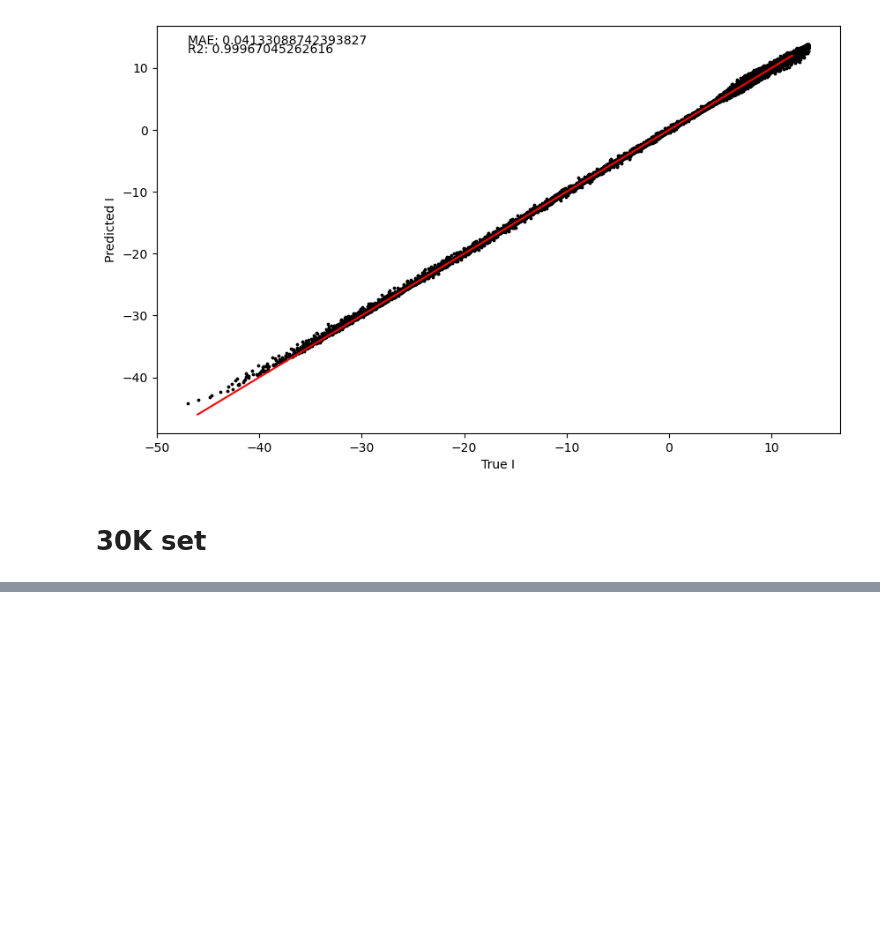
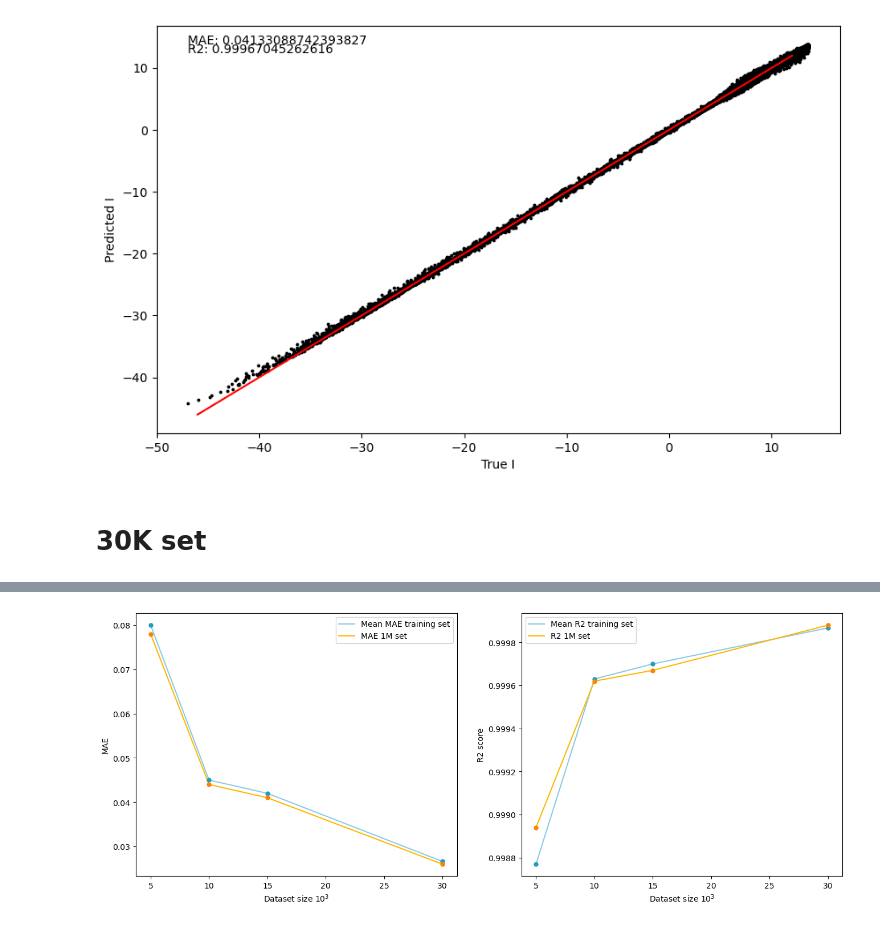
Before and after one commit to rahim1362/ml4ms2023-final-team2, a Jupyter notebook: KRR.ipynb, the cells around one changed output, grey strips where cells are left out. Cells and saved outputs as stored; diff of their text form; code cells hidden in the pictures; blank space fills up the shorter version.

```diff
--- a/KRR.ipynb
+++ b/KRR.ipynb
@@ -545,0 +443,35 @@ Plot_Pred(Y_test,pred)
+# %%
+sizes = [5,10,15,30]
+MAES = [0.080,0.045,0.042,0.0266]
+MAES_large = [0.078,0.044,0.041,0.026]
+R2s = [0.99877,0.99963,0.9997,0.999867]
+R2s_large = [0.99894,0.99962,0.99967,0.99988]
+
+f,ax = plt.subplots(nrows=1,ncols=2,figsize=[16,6])
+
+ax[0].plot(sizes,MAES,color='#8ecae6',zorder=10,label='Mean MAE training set')
+ax[0].scatter(sizes,MAES,c='#219ebc',s=25,zorder=1110)
+
+ax[0].plot(sizes,MAES_large,color='#ffb703',zorder=10,label='MAE 1M set')
+ax[0].scatter(sizes,MAES_large,c='#fb8500',s=25,zorder=1110)
+
+handles, labels = ax[0].get_legend_handles_labels()
+ax[0].legend(handles,labels)
+
+_ = ax[0].set_xlabel('Dataset size $10^3$')
+_ = ax[0].set_ylabel('MAE')
+
+
+ax[1].plot(sizes,R2s,color='#8ecae6',zorder=10,label='Mean R2 training set')
+ax[1].scatter(sizes,R2s,c='#219ebc',s=25,zorder=1110)
+
+ax[1].plot(sizes,R2s_large,color='#ffb703',zorder=10,label='R2 1M set')
+ax[1].scatter(sizes,R2s_large,c='#fb8500',s=25,zorder=1110)
+
+handles, labels = ax[1].get_legend_handles_labels()
+ax[1].legend(handles,labels)
+
+_ = ax[1].set_xlabel('Dataset size $10^3$')
+_ = ax[1].set_ylabel('R2 score')
+# %% [output]
+[figure, added]
```
Also changed, not shown: parts of 24 cells of this notebook.
